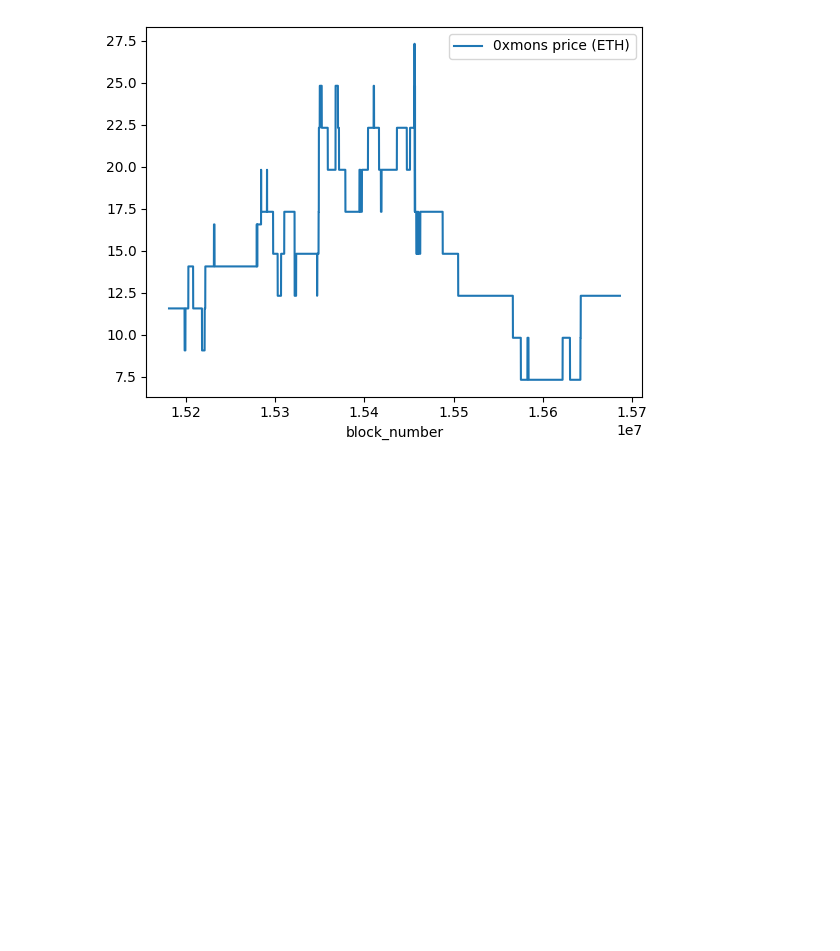
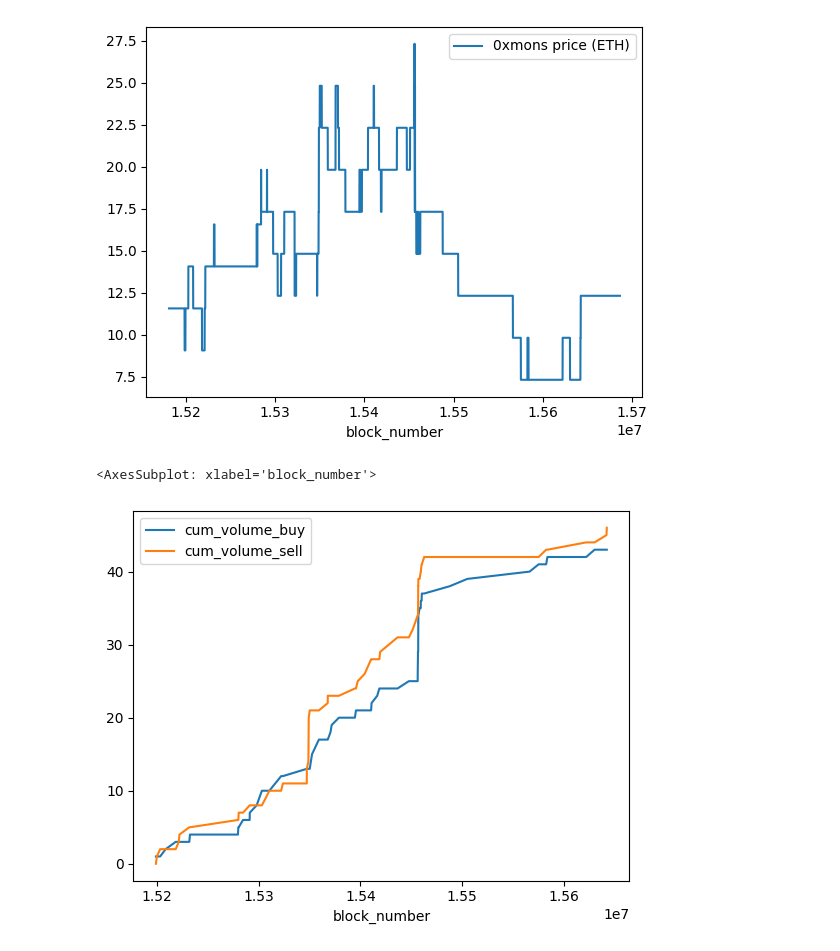
Before and after one commit to fmrmf/sudo-ape, a Jupyter notebook: notebook/sudo-pool.ipynb, the cells around one changed output. Cells and saved outputs as stored; diff of their text form; code cells hidden in the pictures; blank space fills up the shorter version.

Commit message:
add pool cumulative volumes and plots

```diff
--- a/notebook/sudo-pool.ipynb
+++ b/notebook/sudo-pool.ipynb
@@ -253,3 +253,29 @@ query_prices_normed_reindexed.plot(y='newSpotPrice', label='0xmons price (ETH)')
 # %% [output]
 <AxesSubplot: xlabel='block_number'>
 [figure]
+# %%
+# determine NFT volumes over time through query swaps cross ref'd with query_transfers_for_swaps
+def get_nft_volume(x: pd.Series, buy: bool) -> int:
+    """
+    Takes in row from query_swaps and returns nft count (buy, sell) from viewpoint of pool.
+    So SwapNFTInPair is a buy for the pool and SwapNFTOutPair is a sell.
+    """
+    if (x['event_name'] == 'SwapNFTInPair' and not buy) or (x['event_name'] == 'SwapNFTOutPair' and buy):
+        return 0
+
+    tx_hash = x['transaction_hash']
+    count = len(query_transfers_for_swaps[query_transfers_for_swaps['transaction_hash'] == tx_hash])
+    return count
+
+query_swaps['volume_buy'] = query_swaps.apply(lambda x: get_nft_volume(x, True), axis=1)
+query_swaps['volume_sell'] = query_swaps.apply(lambda x: get_nft_volume(x, False), axis=1)
+# %%
+# get cumulative NFT volumes
+query_swaps['cum_volume_buy'] = query_swaps['volume_buy'].cumsum()
+query_swaps['cum_volume_sell'] = query_swaps['volume_sell'].cumsum()
+# %%
+# plot historical cumulative volumes
+query_swaps.plot(y=['cum_volume_buy', 'cum_volume_sell'])
+# %% [output]
+<AxesSubplot: xlabel='block_number'>
+[figure, added]
```
Also changed, not shown: parts of 1 cell of this notebook.
